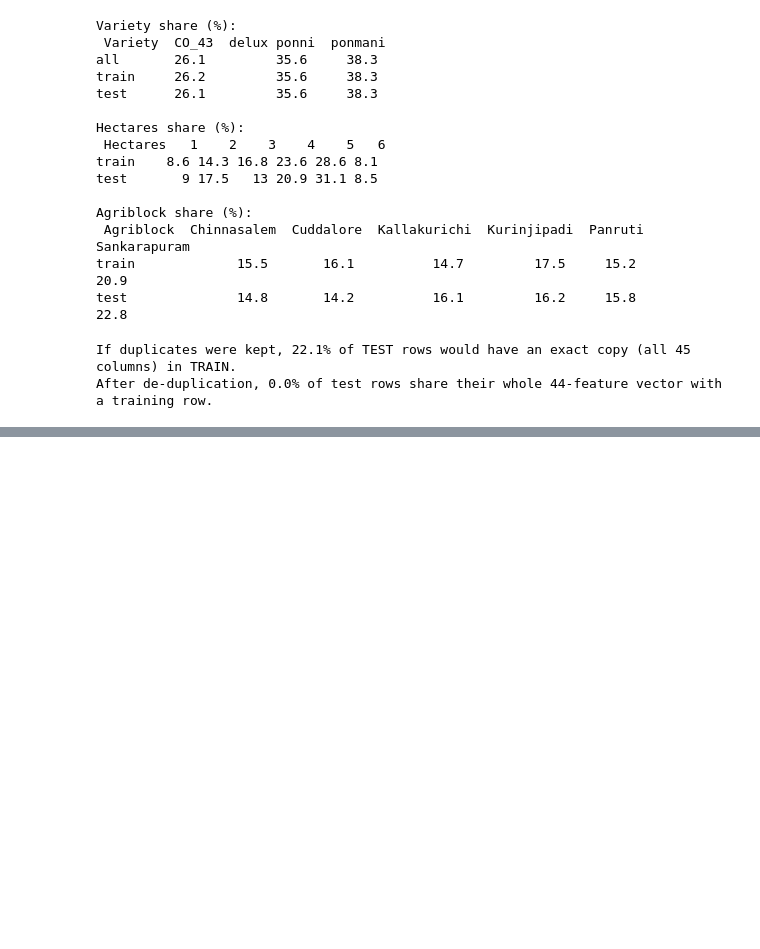
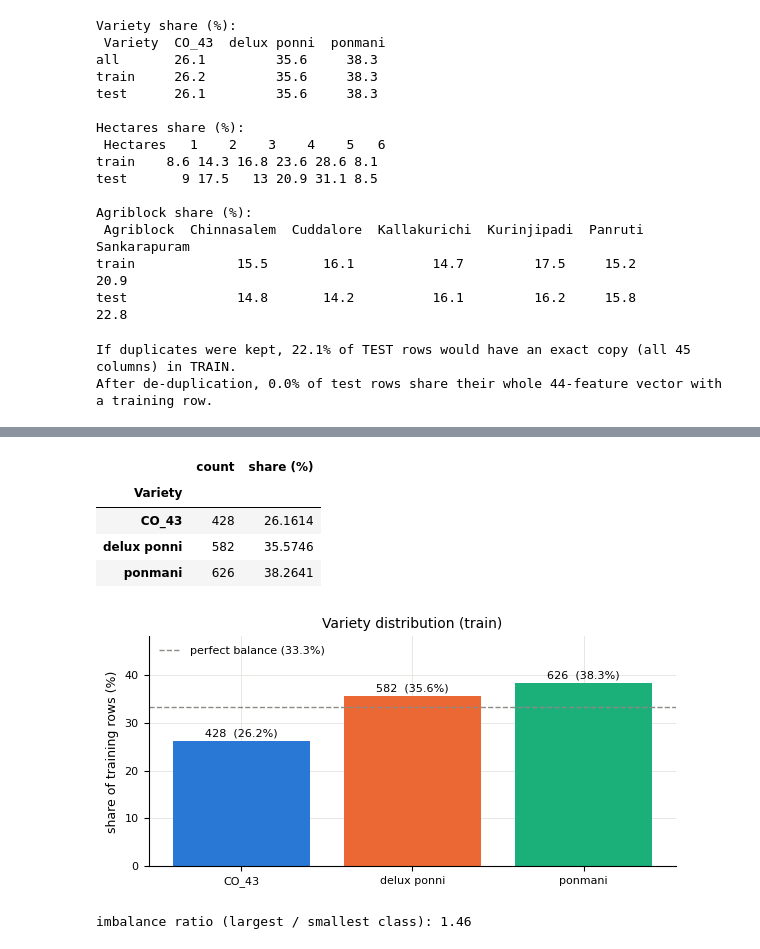
Before and after one commit to phattanaratjeedjeen-sudo/paddy, a Jupyter notebook: src/HW02_6810.ipynb, the cells around one changed output, grey strips where cells are left out. Saved outputs shown, nothing was run; the diff lists cells and outputs as text; code cells hidden in the pictures; blank space fills up the shorter version.

```diff
--- a/src/HW02_6810.ipynb
+++ b/src/HW02_6810.ipynb
@@ -354,0 +360,24 @@ After de-duplication, 0.0% of test rows share their whole 44-feature vector with
+# %%
+tr = train.copy()                                    # <- all EDA and feature-selection cells from here on use `tr` (train only)
+
+cnt = tr[TARGET].value_counts().reindex(CLASSES)
+tgt = pd.DataFrame({'count': cnt, 'share (%)': cnt / cnt.sum() * 100})
+display(tgt)
+
+fig, ax = plt.subplots(figsize=(6, 3))
+bars = ax.bar(CLASSES, tgt['share (%)'], color=[BLUE, ORANGE, AQUA])
+ax.bar_label(bars, labels=[f'{n}  ({p:.1f}%)' for n, p in zip(tgt['count'], tgt['share (%)'])], fontsize=8, padding=2)
+ax.axhline(100 / len(CLASSES), color=GREY, ls='--', lw=1, label='perfect balance (33.3%)')
+ax.set(ylabel='share of training rows (%)', title='Variety distribution (train)', ylim=(0, 48)); ax.legend(loc='upper left')
+plt.tight_layout(); plt.show()
+
+p = cnt / cnt.sum()
+print(f'imbalance ratio (largest / smallest class): {cnt.max() / cnt.min():.2f}')
+# %% [output]
+|  | count | share (%) |
+| Variety |  |  |
+| CO_43 | 428 | 26.1614 |
+| delux ponni | 582 | 35.5746 |
+| ponmani | 626 | 38.2641 |
+[figure, added]
+imbalance ratio (largest / smallest class): 1.46
```
Also changed, not shown: parts of 4 cells of this notebook.
